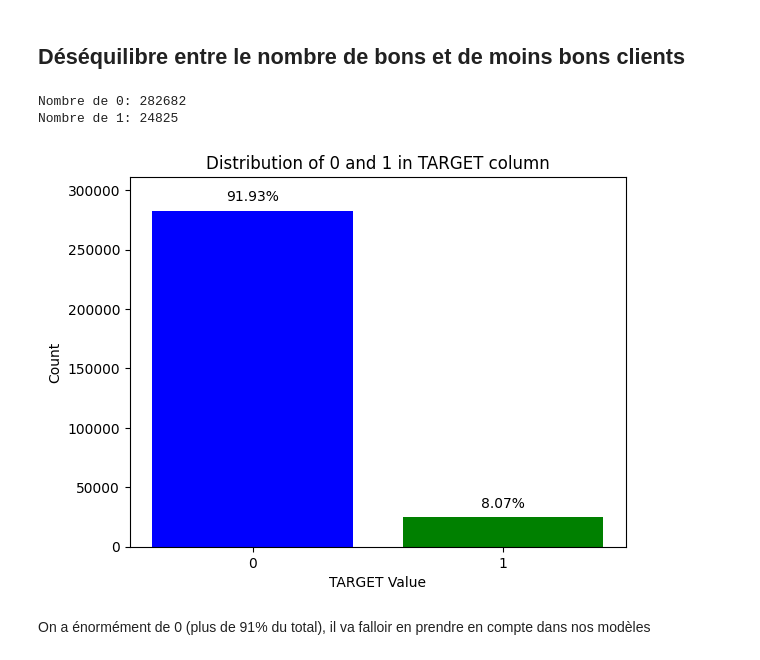
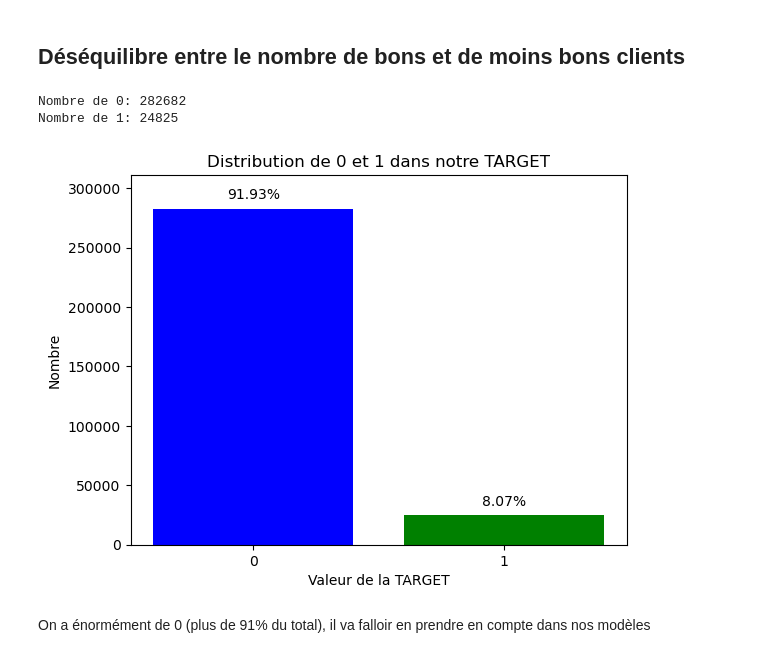
Before and after one commit to BadisG/Projet7-Openclassrooms, a Jupyter notebook: Ghoubali_Badis_2_dossier_code_082023/Notebooks/2-Tracking-MLFlow.ipynb, the cells around one changed output. Saved outputs shown, nothing was run; the diff lists cells and outputs as text; code cells hidden in the pictures.

```diff
--- a/Ghoubali_Badis_2_dossier_code_082023/Notebooks/2-Tracking-MLFlow.ipynb
+++ b/Ghoubali_Badis_2_dossier_code_082023/Notebooks/2-Tracking-MLFlow.ipynb
@@ -181,37 +181,37 @@ nb_1 = count_1
 
 print(f"Nombre de 0: {nb_0}")
 print(f"Nombre de 1: {nb_1}")
 
 # Calculer les pourcentages
 total = len(df_clean)
 percentage_0 = (nb_0 / total) * 100
 percentage_1 = (nb_1 / total) * 100
 
 # Créer le graphique en barres
 labels = ['0', '1']
 values = [nb_0, nb_1]
 bars = plt.bar(labels, values, color=['blue', 'green'])
 
 # Augmenter l'espace en haut pour les annotations
 plt.ylim(0, max(values) * 1.1)  # 10% d'espace supplémentaire en haut
 
 # Annoter le graphique avec les pourcentages
 for bar, pct in zip(bars, [percentage_0, percentage_1]):
     height = bar.get_height()
     plt.text(bar.get_x() + bar.get_width() / 2,
              height + 0.02 * max(values),
              f'{pct:.2f}%',
              ha='center',
              va='bottom')
 
-plt.xlabel('TARGET Value')
-plt.ylabel('Count')
-plt.title('Distribution of 0 and 1 in TARGET column')
+plt.xlabel('Valeur de la TARGET')
+plt.ylabel('Nombre')
+plt.title('Distribution de 0 et 1 dans notre TARGET')
 plt.show()
 # %% [output]
 Nombre de 0: 282682
 Nombre de 1: 24825
-[figure, old version]
+[figure, new version]
 # %% [markdown]
 On a énormément de 0 (plus de 91% du total), il va falloir en prendre en compte dans nos modèles
 # %%
```
Also changed, not shown: parts of 23 cells of this notebook, 6 other files.
